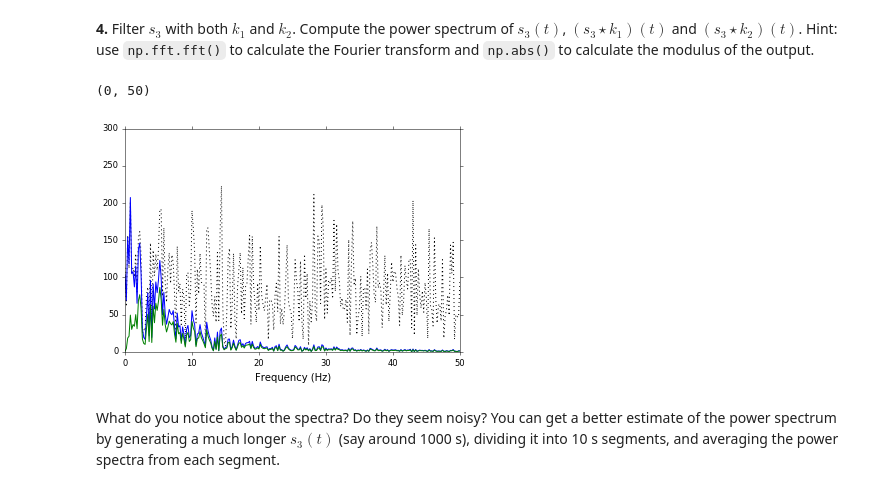
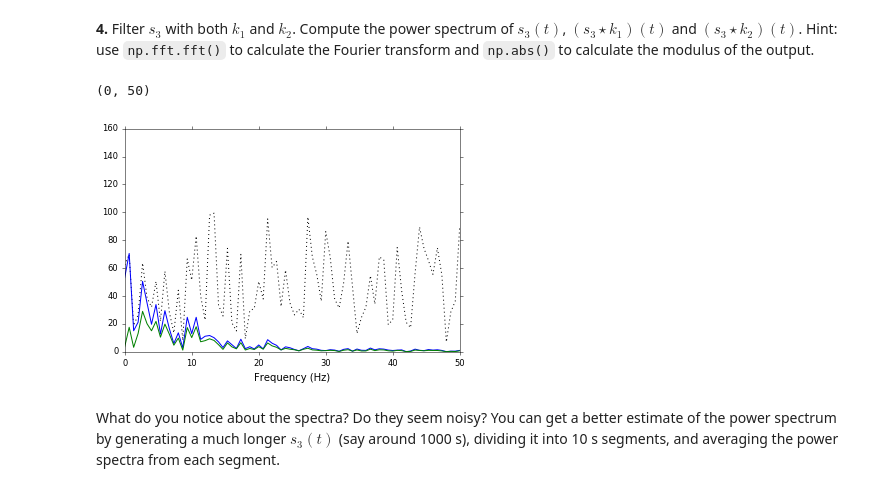
Before and after one commit to melizalab/comp-neurosci, a Jupyter notebook: assignments/session2b-lti-solution.ipynb, the cells around one changed output. Drawn from its saved outputs; the diff is of its cells as text; code cells hidden in the pictures.

```diff
--- a/assignments/session2b-lti-solution.ipynb
+++ b/assignments/session2b-lti-solution.ipynb
@@ -77,21 +84,22 @@ What do you notice about the response amplitudes? What differences do you see be
 # %% [markdown]
 **4.** Filter $s_3$ with both $k_1$ and $k_2$. Compute the power spectrum of $s_3(t)$, $(s_3 \star k_1)(t)$ and $(s_3 \star k_2)(t)$. Hint: use `np.fft.fft()` to calculate the Fourier transform and `np.abs()` to calculate the modulus of the output.
 # %%
+s3 = np.random.randn(3000)
 s3k1 = np.convolve(s3, k1, mode="same")
 s3k2 = np.convolve(s3, k2, mode="same")
 
 nyq = s3.size / 2  # for real inputs, only use FFT outputs up to Nyquist
 S3   = np.fft.fft(s3)[:nyq]
 S3K1 = np.fft.fft(s3k1)[:nyq]
 S3K2 = np.fft.fft(s3k2)[:nyq]
 
 f = np.linspace(0, 1000, S3K2.size)
 plt.plot(f, np.abs(S3), 'k:', f, np.abs(S3K1), 'b', f, np.abs(S3K2), 'g')
 plt.xlabel("Frequency (Hz)")
 plt.xlim([0, 50]) # zoom in a bit
 # %% [output]
 (0, 50)
-[figure, old version]
+[figure, new version]
 # %% [markdown]
 What do you notice about the spectra? Do they seem noisy? You can get a better estimate of the power spectrum by generating a much longer $s_3(t)$ (say around 1000 s), dividing it into 10 s segments, and averaging the power spectra from each segment.
 # %%
```
Also changed, not shown: parts of 16 cells of this notebook.
